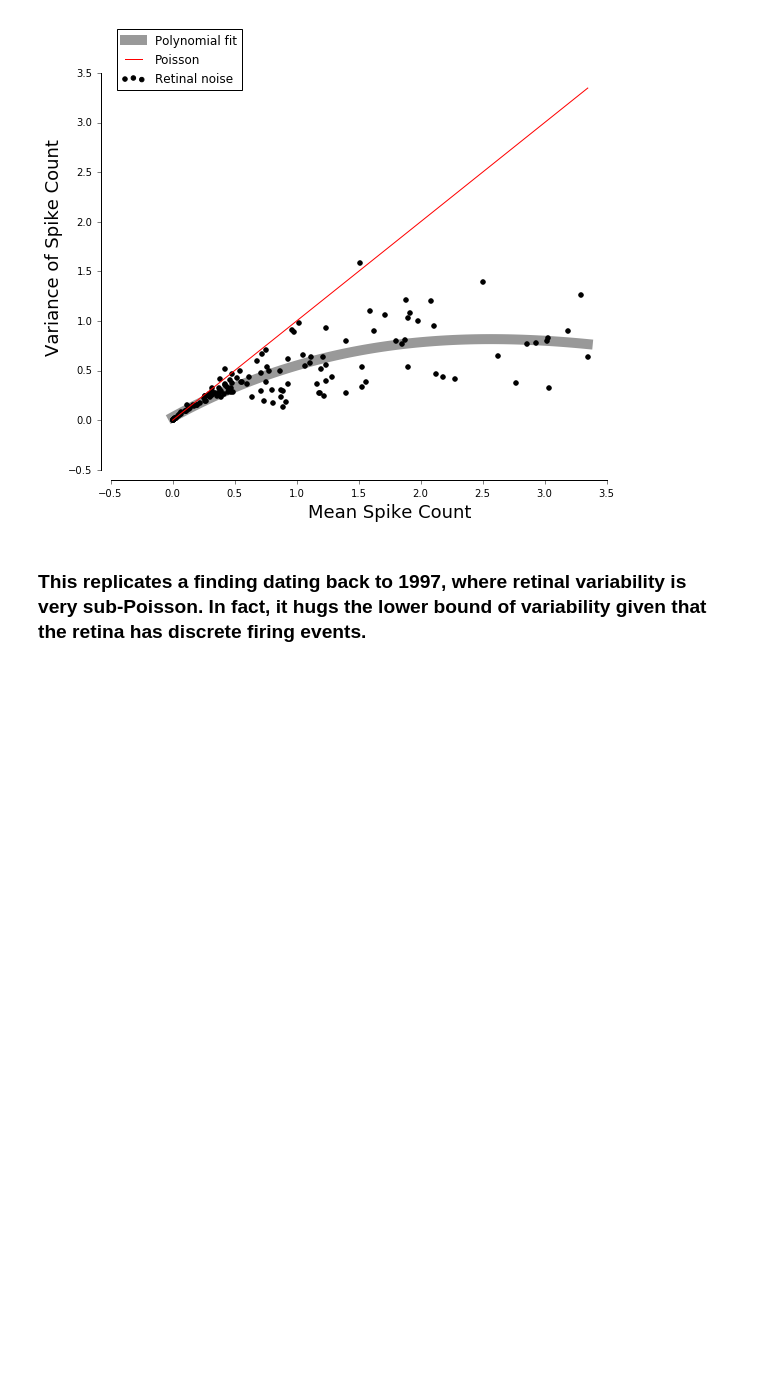
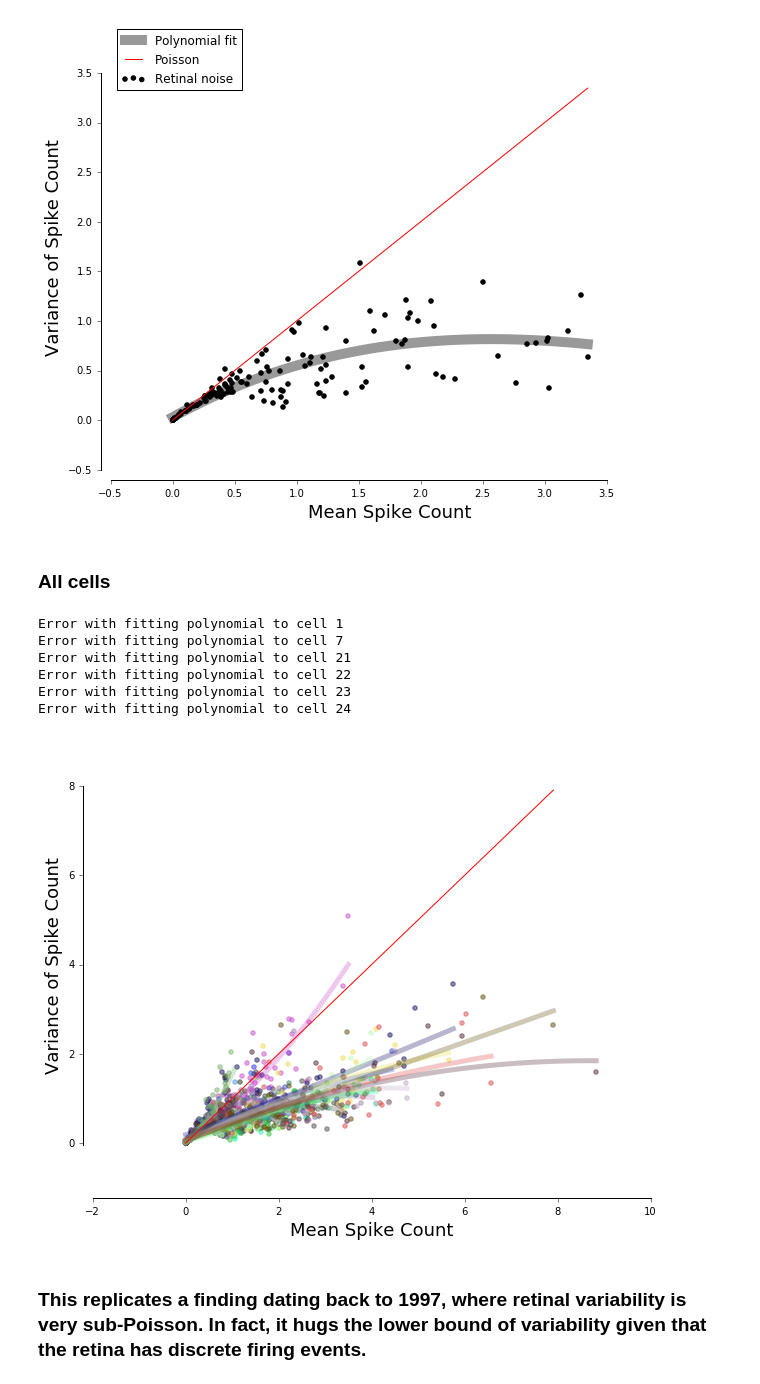
Before and after one commit to lmcintosh/deep-retina-tutorial, a Jupyter notebook: modeling retinal response variability.ipynb, the cells around one changed output. Cells and saved outputs as stored; diff of their text form; code cells hidden in the pictures; blank space fills up the shorter version.

Commit message:
added cell for looking at variability of all cells

```diff
--- a/modeling retinal response variability.ipynb
+++ b/modeling retinal response variability.ipynb
@@ -475,6 +469,51 @@ plt.tick_params(axis='x', direction='out')
 adjust_spines(plt.gca(), ['left', 'bottom'])
 # %% [output]
 [figure]
+# %% [markdown]
+### All cells
+# %%
+for cell_id in range(repeats.shape[0]):
+    downsample_factor = 20
+    coarser_time = np.linspace(time[0],time[-1],len(time)/downsample_factor)
+    all_binned_spikes = []
+    for repeat in range(repeats.shape[1]):
+        spike_times = [time[t] for t,r in enumerate(repeats[cell_id, repeat]) if r > 0]
+        binned_spikes, tax = binspikes(spike_times, time=coarser_time)
+        all_binned_spikes.append(binned_spikes)
+    coarse_repeats = np.stack(all_binned_spikes)
+
+    var_spike_count = np.var(coarse_repeats, axis=0)
+    mean_spike_count = np.mean(coarse_repeats, axis=0)
+
+    random_color = np.random.rand(3,1)
+    plt.scatter(mean_spike_count, var_spike_count, color=random_color, alpha=0.5, label='Retinal noise')
+
+    # fit a polynomial to this relationship
+    degree = 2
+    try:
+        p = np.polyfit(mean_spike_count, var_spike_count, degree)
+        sorted_means = np.linspace(np.min(mean_spike_count), np.max(mean_spike_count), 100)
+        polynomial_fit = np.sum(np.stack([p[i] * sorted_means**(degree-i) for i in range(degree+1)]), axis=0)
+        plt.plot(sorted_means, polynomial_fit, color=random_color, linewidth=5, alpha=0.3, label='Polynomial fit')
+    except:
+        print('Error with fitting polynomial to cell %d' %cell_id)
+
+
+plt.plot(sorted_means, sorted_means, color='r', label='Poisson')
+plt.xlabel('Mean Spike Count', fontsize=18)
+plt.ylabel('Variance of Spike Count', fontsize=18)
+# aesthetics
+plt.tick_params(axis='y', direction='out')
+plt.tick_params(axis='x', direction='out')
+adjust_spines(plt.gca(), ['left', 'bottom'])
+# %% [output]
+Error with fitting polynomial to cell 1
+Error with fitting polynomial to cell 7
+Error with fitting polynomial to cell 21
+Error with fitting polynomial to cell 22
+Error with fitting polynomial to cell 23
+Error with fitting polynomial to cell 24
+[figure, added]
 # %% [markdown]
 ### This replicates a finding dating back to 1997, where retinal variability is very sub-Poisson. In fact, it hugs the lower bound of variability given that the retina has discrete firing events.
 # %% [markdown]
```
Also changed, not shown: parts of 4 cells of this notebook.
